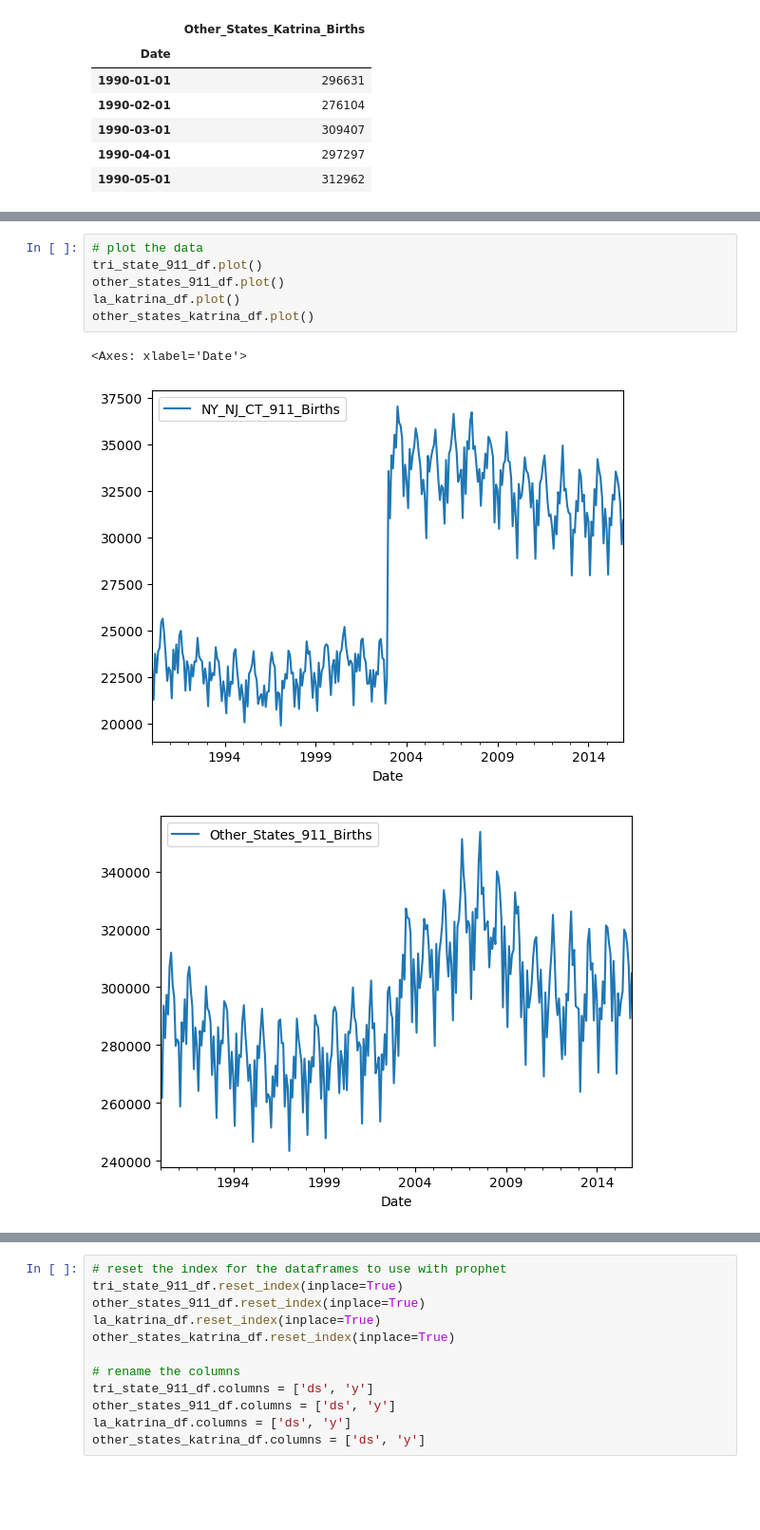
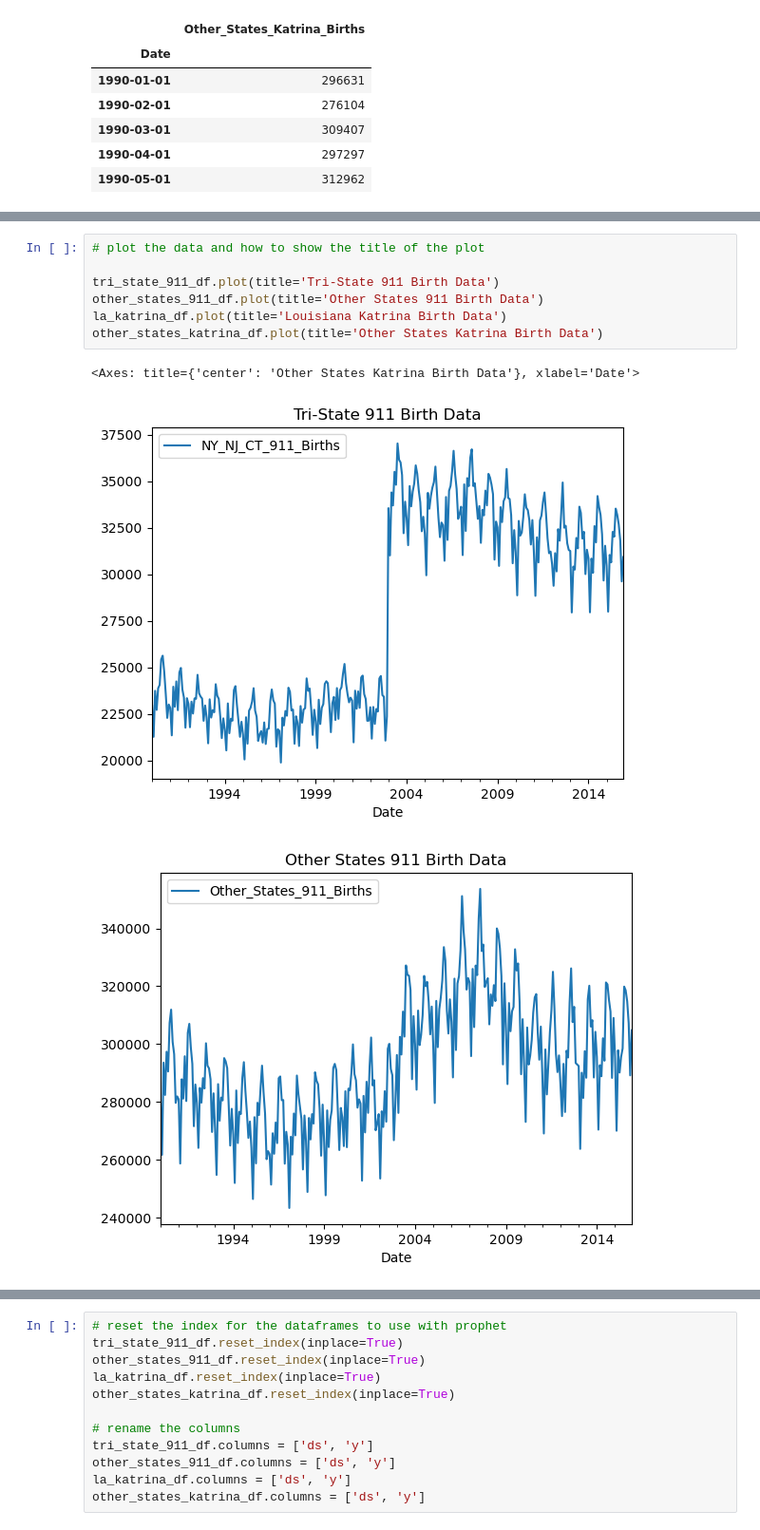
Before and after one commit to Aquamarine278/AI-Bootcamp-Project-1, a Jupyter notebook: birthdata_analysis.ipynb, the cells around one changed output, grey strips where cells are left out. Shown at 95% size. Cells and saved outputs as stored; diff of their text form; blank space fills up the shorter version.

```diff
--- a/birthdata_analysis.ipynb
+++ b/birthdata_analysis.ipynb
@@ -184,10 +481,11 @@ display(other_states_katrina_df.head())
 # %%
-# plot the data
-tri_state_911_df.plot()
-other_states_911_df.plot()
-la_katrina_df.plot()
-other_states_katrina_df.plot()
+# plot the data and how to show the title of the plot
+
+tri_state_911_df.plot(title='Tri-State 911 Birth Data')
+other_states_911_df.plot(title='Other States 911 Birth Data')
+la_katrina_df.plot(title='Louisiana Katrina Birth Data')
+other_states_katrina_df.plot(title='Other States Katrina Birth Data')
 # %% [output]
-<Axes: xlabel='Date'>
+<Axes: title={'center': 'Other States Katrina Birth Data'}, xlabel='Date'>
-[figure, old version]
+[figure, new version]
-[figure, old version]
+[figure, new version]
```
Also changed, not shown: parts of 30 cells of this notebook.
